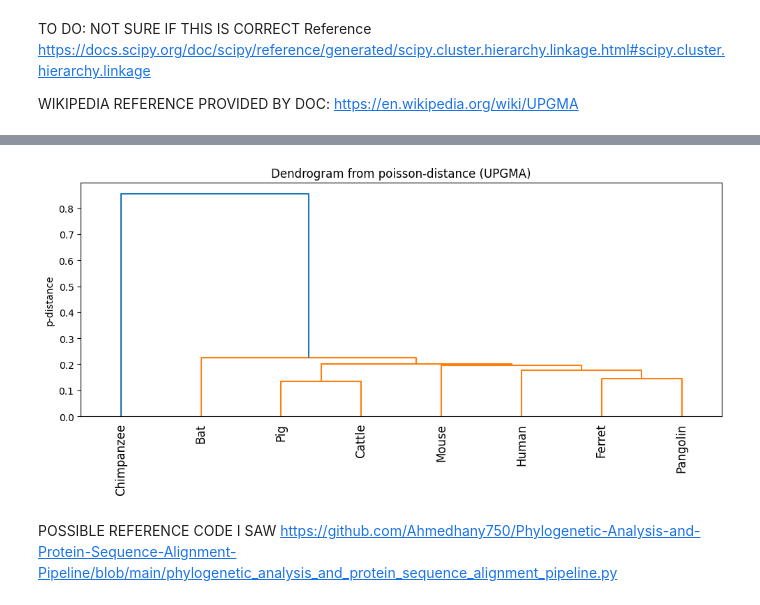
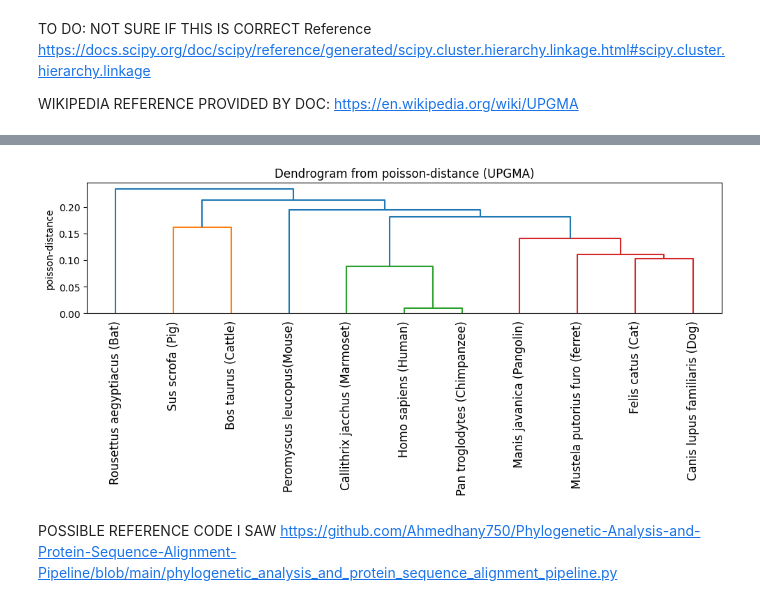
Before and after one commit to JG8203/ace2-alignment, a Jupyter notebook: revised.ipynb, the cells around one changed output, grey strips where cells are left out. Drawn from its saved outputs; the diff is of its cells as text; code cells hidden in the pictures.

Commit message:
Accession numbers, key residues and scores fixed

```diff
--- a/revised.ipynb
+++ b/revised.ipynb
@@ -174,0 +101,35 @@ Our analysis revealed that 80 ACE2 orthologs from 295 species exactly contained
+# %%
+print("Performing pairwise alignments against Human ACE2 and analyzing key residues\n")
+
+alignments_dict = {}
+human_record = sequences_dict["Homo sapiens (Human)"]
+key_positions = [31, 35, 38, 41, 42, 82, 353]
+key_residues = {}
+identity_scores = {}
+
+for name, record in sequences_dict.items():
+    if name == "Homo sapiens (Human)":
+        continue
+
+    alignment = aligner.align(human_record.seq, record.seq)[0]
+    alignments_dict[name] = alignment
+
+    human_aligned_seq = alignment[0]
+    other_aligned_seq = alignment[1]
+
+    # Identity %
+    identity = (np.array(list(human_aligned_seq)) == np.array(list(other_aligned_seq))).sum()
+    percent_identity = (identity / alignment.shape[1]) * 100
+    identity_scores[name] = (alignment.score, percent_identity)
+
+    # Key residues
+    map_human_to_alignment = [i for i, char in enumerate(human_aligned_seq) if char != '-']
+    residues = {}
+    for pos in key_positions:
+        if pos - 1 < len(map_human_to_alignment):
+            aligned_index = map_human_to_alignment[pos - 1]
+            residues[pos] = other_aligned_seq[aligned_index]
+        else:
+            residues[pos] = "-"
+    key_residues[name] = residues
+print ("All pairwise alignments complete")
@@ -193,22 +233,21 @@ def compute_p_distance(seq1, seq2):
 # %%
 species_names = list(sequences_dict.keys())
 num_species = len(species_names)
-human_seq = alignments_dict["Human"][0]  # Human side of the alignment
 
 print("\nP-distance to Human:")
 print("-" * 30)
-print(f"{'Species':<12} | {'p-distance':>10}")
+print(f"{'Species':<30} | {'p-distance':>10}")
 print("-" * 30)
 
 for species in species_names:
-    if species == "Human":
+    if species == "Homo sapiens (Human)":
         continue
     # aligned sequences from the alignment Human vs species
     aligned_human = alignments_dict[species][0]
     aligned_other = alignments_dict[species][1]
 
     p_dist = compute_p_distance(aligned_human, aligned_other)
-    print(f"{species:<12} | {p_dist:10.4f}")
+    print(f"{species:<30} | {p_dist:10.4f}")
 # %% [output]
 P-distance to Human:
 ------------------------------
@@ -289,15 +369,15 @@ condensed = squareform(distances)
 # %%
 linkage_matrix = linkage(condensed, method='average')  # UPGMA
 
 # Plot dendrogram
 plt.figure(figsize=(10, 5))
 dendrogram(linkage_matrix, labels=species_names, leaf_rotation=90)
 plt.title("Dendrogram from poisson-distance (UPGMA)")
-plt.ylabel("p-distance")
+plt.ylabel("poisson-distance")
 plt.tight_layout()
 plt.show()
 # %% [output]
-[figure, old version]
+[figure, new version]
 # %% [markdown]
 POSSIBLE REFERENCE CODE I SAW
 https://github.com/Ahmedhany750/Phylogenetic-Analysis-and-Protein-Sequence-Alignment-Pipeline/blob/main/phylogenetic_analysis_and_protein_sequence_alignment_pipeline.py
```
Also changed, not shown: parts of 18 cells of this notebook, 2 other files.
